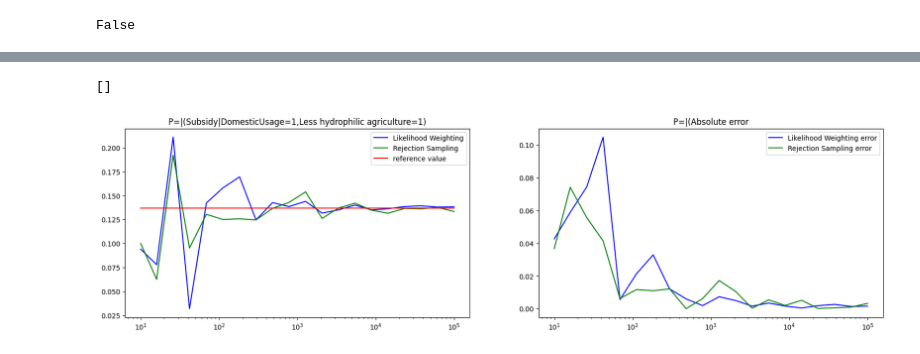
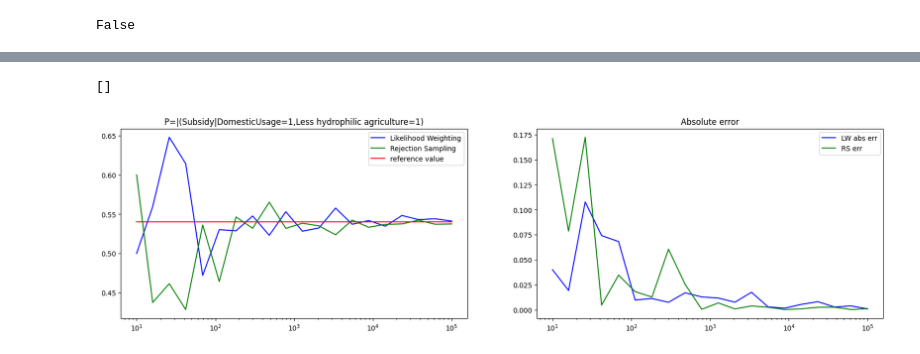
Before and after one commit to francesco-source/Artificial-Intelligence-UNIBO, a Jupyter notebook: Fundamentals_of_knowledge_and_rapresentation/ProgettoTorroni.ipynb, the cells around one changed output, grey strips where cells are left out. Saved outputs shown, nothing was run; the diff lists cells and outputs as text; code cells hidden in the pictures.

Commit message:
error

```diff
--- a/Fundamentals_of_knowledge_and_rapresentation/ProgettoTorroni.ipynb
+++ b/Fundamentals_of_knowledge_and_rapresentation/ProgettoTorroni.ipynb
@@ -162,18 +207,34 @@ for size in np.logspace(starting_size_, final_size,num=experiments, dtype='<i8')
+# %%
+results=np.array([],dtype=[("size","<i8"),("pwater_LW","<f8"),("err_LW","<f8"),("pwater_RS","<f8"),("err_RS","<f8")])
+for size in np.logspace(starting_size_, final_size,num=experiments, dtype='<i8'):
+   results=np.append(results,sampling(size,evidence1,wPrice,p_subsidy))
+# %%
+results2=np.array([],dtype=[("size","<i8"),("pwater_LW","<f8"),("err_LW","<f8"),("pwater_RS","<f8"),("err_RS","<f8")])
+for size in np.logspace(starting_size_, final_size,num=experiments, dtype='<i8'):
+   results2=np.append(results2,sampling(size,evidence3,wPrice,p_subsidy2))
+# %%
+results2=np.array([],dtype=[("size","<i8"),("pwater_LW","<f8"),("err_LW","<f8"),("pwater_RS","<f8"),("err_RS","<f8")])
+for size in np.logspace(starting_size_, final_size,num=experiments, dtype='<i8'):
+   results2=np.append(results2,sampling(size,evidence3,wPrice,p_subsidy2,2))
+# %%
+results2=np.array([],dtype=[("size","<i8"),("pwater_LW","<f8"),("err_LW","<f8"),("pwater_RS","<f8"),("err_RS","<f8")])
+for size in np.logspace(starting_size_, final_size,num=experiments, dtype='<i8'):
+   results2=np.append(results2,sampling(size,evidence3,wPrice,p_subsidy2,1))
 # %%
 plt.figure(figsize=(20,5))
 plt.subplot(121)
 plt.title("P=|(Subsidy|DomesticUsage=1,Less hydrophilic agriculture=1)")
-LWCplot, = plt.semilogx(results["size"],results["pwater_LW"],'b',label="Likelihood Weighting")
-RSCplot, = plt.semilogx(results['size'],results['pwater_RS'],'g',label="Rejection Sampling")
-VECplot, = plt.semilogx(results['size'],pwaterUse*np.ones(results.size),'r',label="reference value")
+LWCplot, = plt.semilogx(results["size"],results["pwater_LW"],'blue',label="Likelihood Weighting")
+RSCplot, = plt.semilogx(results['size'],results['pwater_RS'],'green',label="Rejection Sampling")
+VECplot, = plt.semilogx(results['size'],p_subsidy*np.ones(results.size),'r',label="reference value")
 plt.legend(handles=[LWCplot,RSCplot,VECplot])
 plt.subplot(122)
-plt.title("P=|(Absolute error")
-ELWCplot, = plt.semilogx(results['size'],results['err_LW'],'b',label="Likelihood Weighting error")
-ERSCplot, = plt.semilogx(results['size'],results['err_RS'],'g',label="Rejection Sampling error")
+plt.title("Absolute error")
+ELWCplot, = plt.semilogx(results['size'],results['err_LW'],'b',label="LW abs err")
+ERSCplot, = plt.semilogx(results2['size'],results2['err_LW'],'g',label="RS err")
 plt.legend(handles=[ELWCplot,ERSCplot])
 
 plt.plot()
 # %% [output]
 []
-[figure, old version]
+[figure, new version]
```
Also changed, not shown: parts of 16 cells of this notebook, 2 other files.
